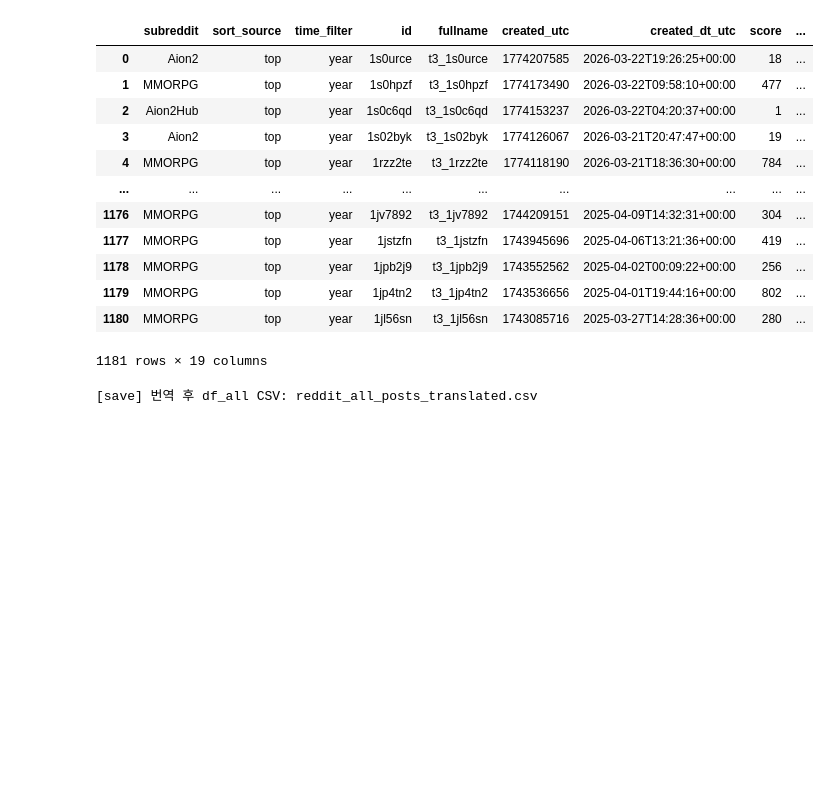
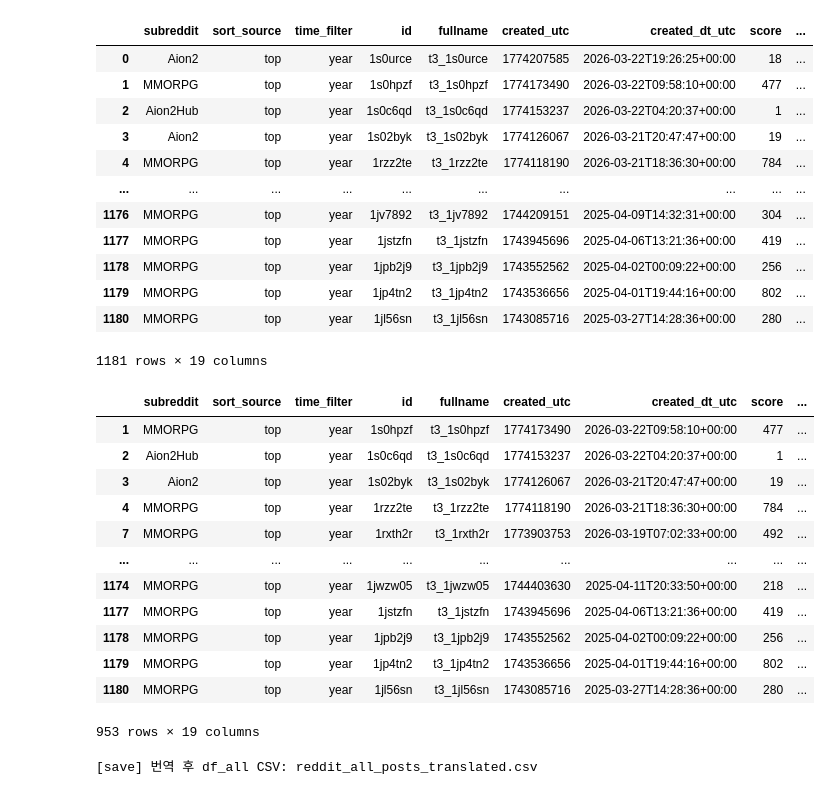
Before and after one commit to SsongSeta/Control_Defines_Difficulty, a Jupyter notebook: 1_code/01_0_collect_redditdata.ipynb, the cells around one changed output. Cells and saved outputs as stored; diff of their text form; code cells hidden in the pictures; blank space fills up the shorter version.

```diff
--- a/1_code/01_0_collect_redditdata.ipynb
+++ b/1_code/01_0_collect_redditdata.ipynb
@@ -634,6 +634,41 @@ df_all
 | 1179 | MMORPG | top | year | 1jp4tn2 | t3_1jp4tn2 | 1743536656 | 2025-04-01T19:44:16+00:00 | 802 | ... |
 | 1180 | MMORPG | top | year | 1jl56sn | t3_1jl56sn | 1743085716 | 2025-03-27T14:28:36+00:00 | 280 | ... |
 1181 rows × 19 columns
+# %%
+import re
+
+def contains_link(text: str) -> bool:
+    if pd.isna(text):
+        return False
+    return bool(re.search(r"http[s]?://\S+", str(text)))
+
+def replace_aion(text: str) -> str:
+    if pd.isna(text):
+        return text
+    return re.sub(r"AION", "아이온", str(text), flags=re.IGNORECASE)
+
+# 링크가 있는 행 삭제
+df_all = df_all[~(df_all["title"].apply(contains_link) | df_all["selftext"].apply(contains_link))].copy()
+# %%
+# title과 selftext에 적용
+df_all["title"] = df_all["title"].apply(replace_aion)
+df_all["selftext"] = df_all["selftext"].apply(replace_aion)
+# %%
+df_all
+# %% [output]
+|  | subreddit | sort_source | time_filter | id | fullname | created_utc | created_dt_utc | score | ... |
+| 1 | MMORPG | top | year | 1s0hpzf | t3_1s0hpzf | 1774173490 | 2026-03-22T09:58:10+00:00 | 477 | ... |
+| 2 | Aion2Hub | top | year | 1s0c6qd | t3_1s0c6qd | 1774153237 | 2026-03-22T04:20:37+00:00 | 1 | ... |
+| 3 | Aion2 | top | year | 1s02byk | t3_1s02byk | 1774126067 | 2026-03-21T20:47:47+00:00 | 19 | ... |
+| 4 | MMORPG | top | year | 1rzz2te | t3_1rzz2te | 1774118190 | 2026-03-21T18:36:30+00:00 | 784 | ... |
+| 7 | MMORPG | top | year | 1rxth2r | t3_1rxth2r | 1773903753 | 2026-03-19T07:02:33+00:00 | 492 | ... |
+| ... | ... | ... | ... | ... | ... | ... | ... | ... | ... |
+| 1174 | MMORPG | top | year | 1jwzw05 | t3_1jwzw05 | 1744403630 | 2025-04-11T20:33:50+00:00 | 218 | ... |
+| 1177 | MMORPG | top | year | 1jstzfn | t3_1jstzfn | 1743945696 | 2025-04-06T13:21:36+00:00 | 419 | ... |
+| 1178 | MMORPG | top | year | 1jpb2j9 | t3_1jpb2j9 | 1743552562 | 2025-04-02T00:09:22+00:00 | 256 | ... |
+| 1179 | MMORPG | top | year | 1jp4tn2 | t3_1jp4tn2 | 1743536656 | 2025-04-01T19:44:16+00:00 | 802 | ... |
+| 1180 | MMORPG | top | year | 1jl56sn | t3_1jl56sn | 1743085716 | 2025-03-27T14:28:36+00:00 | 280 | ... |
+953 rows × 19 columns
 # %%
 # 덮어쓴 df_all 다시 저장
 df_all_path = "reddit_all_posts_translated.csv"
```
Also changed, not shown: parts of 5 cells of this notebook, 3 other files.
